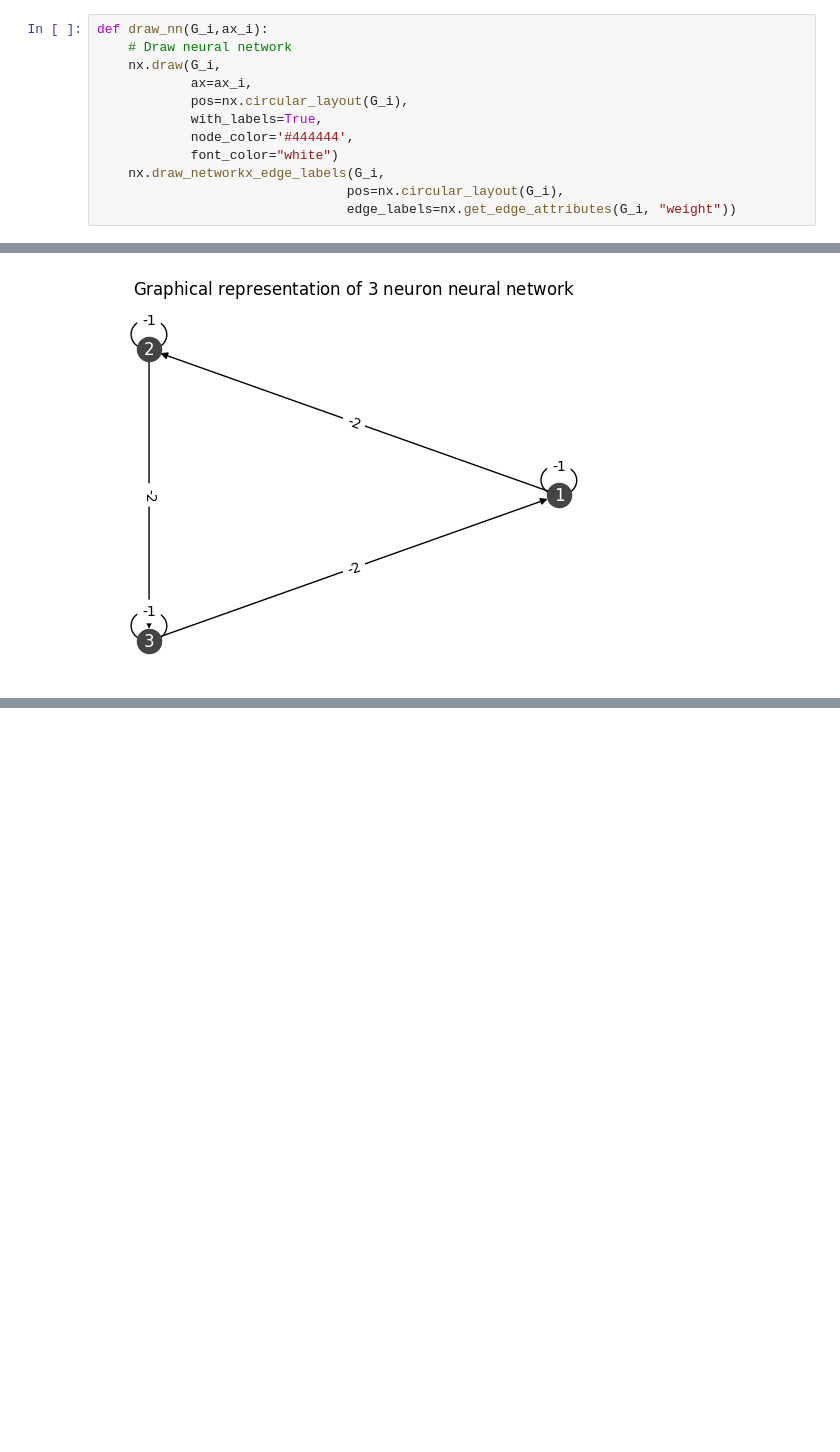
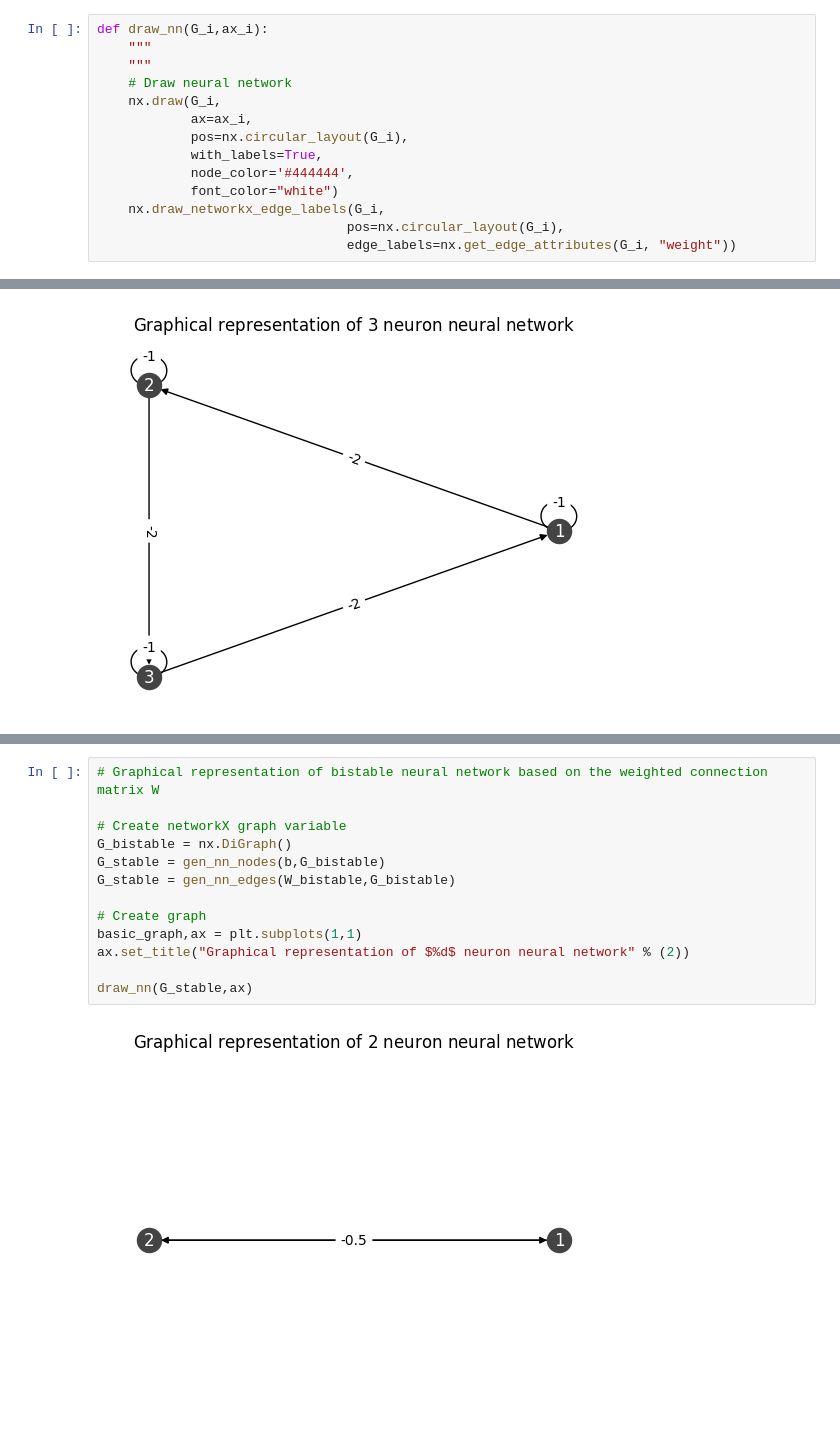
Before and after one commit to enriquea02/uw, a Jupyter notebook: eep502_analytical_methods_for_electrical_engineering/homework/final_diff_eqn_and_neural_networks_eantunano.ipynb, the cells around one changed output, grey strips where cells are left out. Cells and saved outputs as stored; diff of their text form; blank space fills up the shorter version.

```diff
--- a/eep502_analytical_methods_for_electrical_engineering/homework/final_diff_eqn_and_neural_networks_eantunano.ipynb
+++ b/eep502_analytical_methods_for_electrical_engineering/homework/final_diff_eqn_and_neural_networks_eantunano.ipynb
@@ -275,6 +275,8 @@ def gen_nn_edges(adjacency_matrix_i,G_i):
     return G_i
 # %%
 def draw_nn(G_i,ax_i):
+    """
+    """
     # Draw neural network
     nx.draw(G_i,
             ax=ax_i,
@@ -370,3 +358,18 @@ draw_ring_graph(W)
+# %%
+# Graphical representation of bistable neural network based on the weighted connection matrix W
+
+# Create networkX graph variable
+G_bistable = nx.DiGraph()
+G_stable = gen_nn_nodes(b,G_bistable)
+G_stable = gen_nn_edges(W_bistable,G_bistable)
+
+# Create graph
+basic_graph,ax = plt.subplots(1,1)
+ax.set_title("Graphical representation of $%d$ neuron neural network" % (2))
+
+draw_nn(G_stable,ax)
+# %% [output]
+[figure, added]
 # %%
 import numpy as np
 from scipy.integrate import solve_ivp
```
Also changed, not shown: parts of 10 cells of this notebook.
